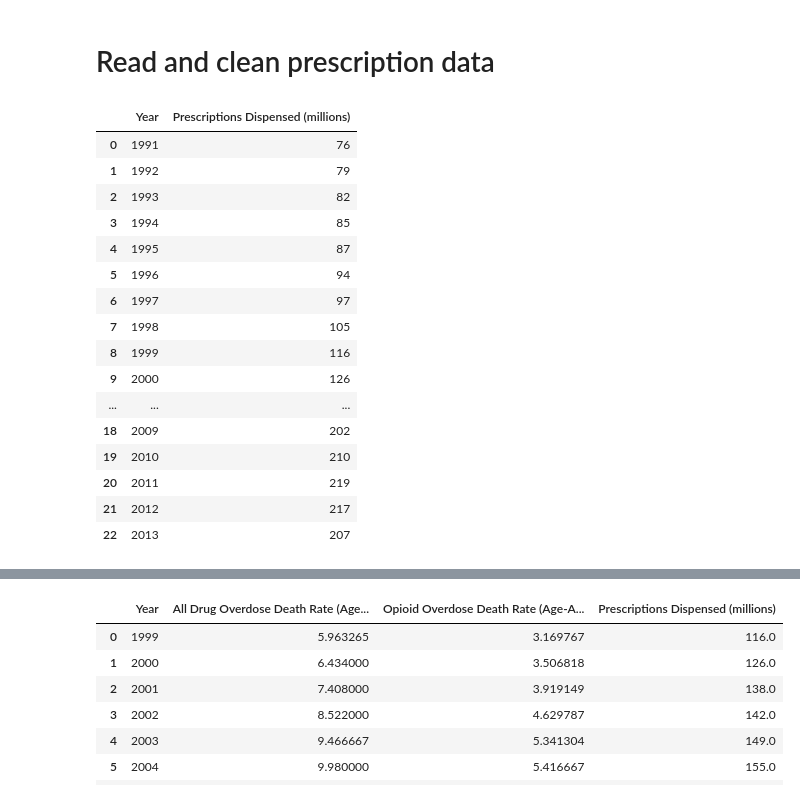
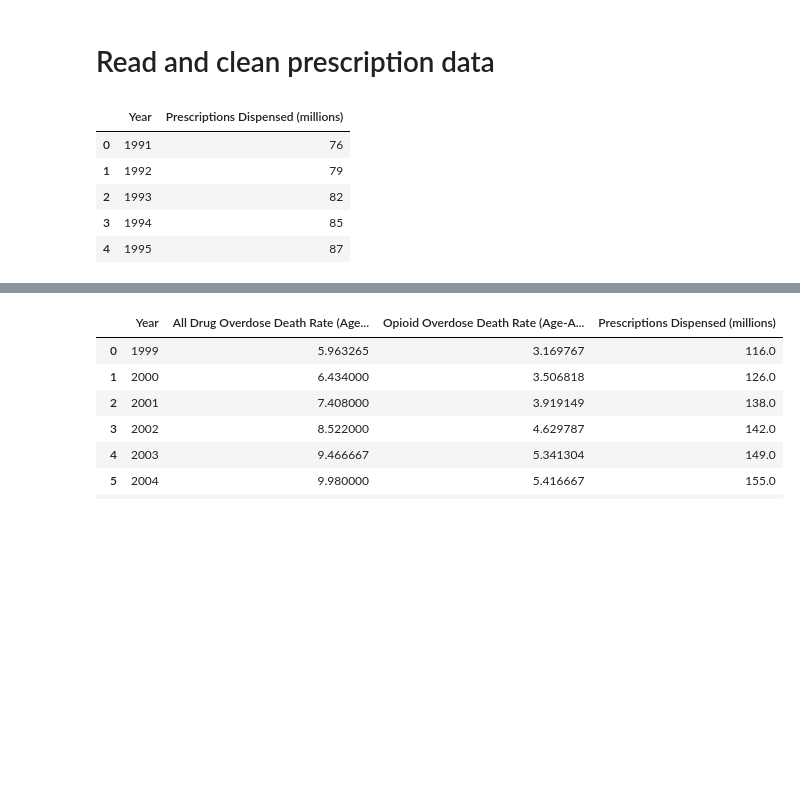
Before and after one commit to Emma-Pang/team_efx_dataproject, a Jupyter notebook: prescription_data/prescriptions_entire_us.ipynb, the cells around one changed output, grey strips where cells are left out. Saved outputs shown, nothing was run; the diff lists cells and outputs as text; code cells hidden in the pictures; blank space fills up the shorter version.

```diff
--- a/prescription_data/prescriptions_entire_us.ipynb
+++ b/prescription_data/prescriptions_entire_us.ipynb
@@ -55,22 +59,11 @@ year_overdose
 # %% [markdown]
 # Read and clean prescription data
 # %%
-prescription_df
+prescription_df.head()
 # %% [output]
 |  | Year | Prescriptions Dispensed (millions) |
 | 0 | 1991 | 76 |
 | 1 | 1992 | 79 |
 | 2 | 1993 | 82 |
 | 3 | 1994 | 85 |
 | 4 | 1995 | 87 |
-| 5 | 1996 | 94 |
-| 6 | 1997 | 97 |
-| 7 | 1998 | 105 |
-| 8 | 1999 | 116 |
-| 9 | 2000 | 126 |
-| ... | ... | ... |
-| 18 | 2009 | 202 |
-| 19 | 2010 | 210 |
-| 20 | 2011 | 219 |
-| 21 | 2012 | 217 |
-| 22 | 2013 | 207 |
```
Also changed, not shown: parts of 14 cells of this notebook, 4 other files.
